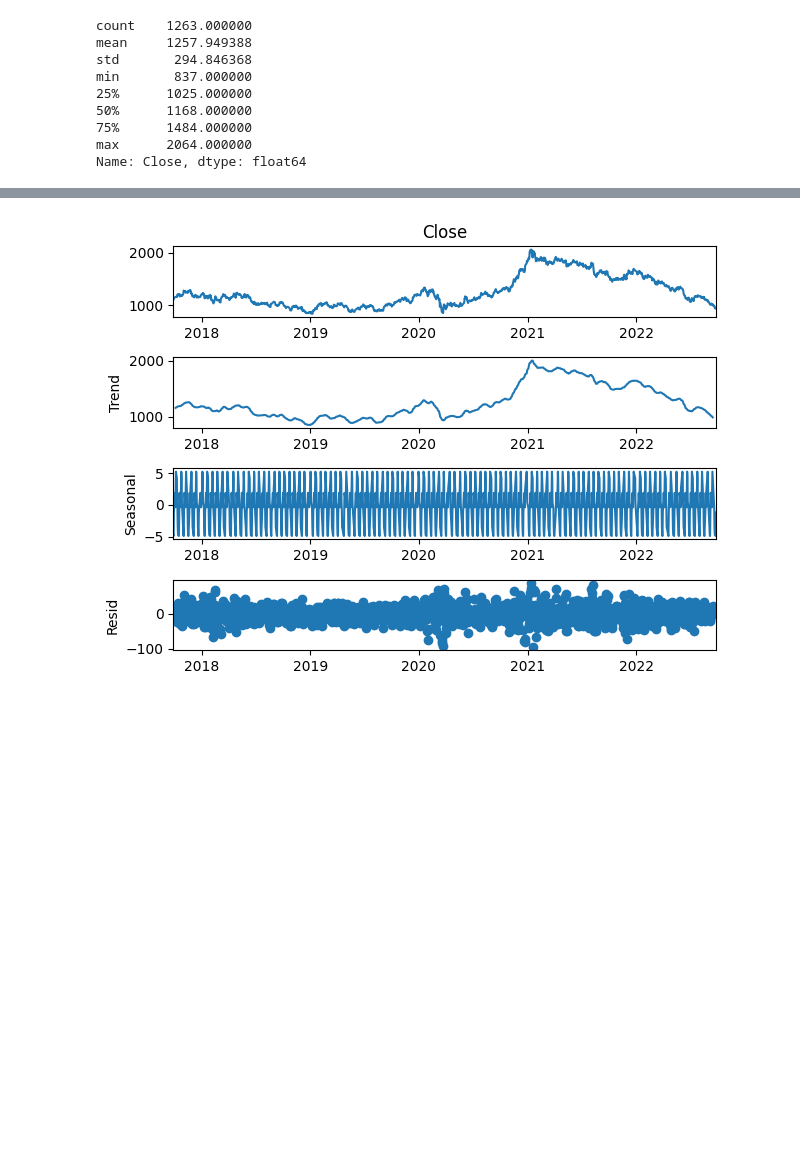
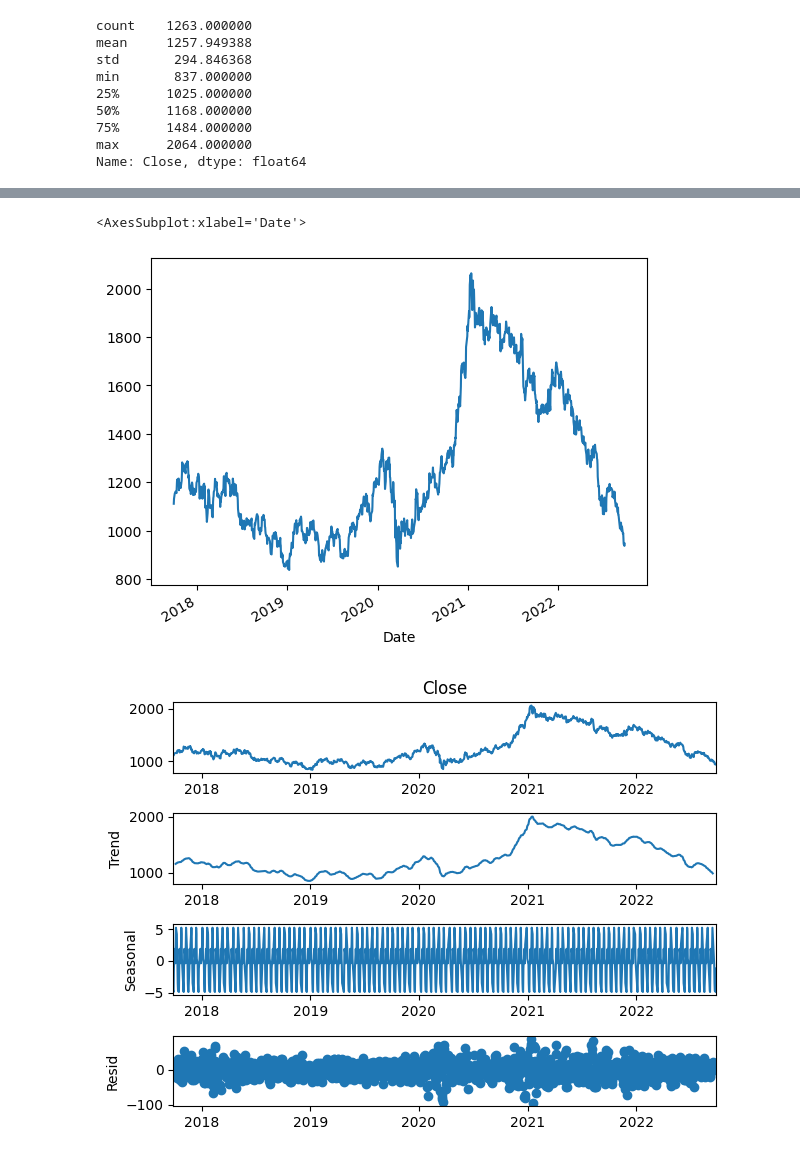
Before and after one commit to SrikarArepalli/Finance, a Jupyter notebook: SamsungElectronics.ipynb, the cells around one changed output, grey strips where cells are left out. Cells and saved outputs as stored; diff of their text form; code cells hidden in the pictures; blank space fills up the shorter version.

```diff
--- a/SamsungElectronics.ipynb
+++ b/SamsungElectronics.ipynb
@@ -42,7 +47,9 @@ fig_box.show()
 # %%
 #plotting closing price of samsung
-fig_close = px.line(df_samsung, y="Close", title="Closing price of Samsung")
-fig_close.show()
+df_samsung['Close'].plot()
+# %% [output]
+<AxesSubplot:xlabel='Date'>
+[figure, added]
 # %%
 #time series decomposition of close price
 dec_result = seasonal_decompose(df_samsung["Close"], model='additive', period = 12)
```
Also changed, not shown: parts of 4 cells of this notebook.
